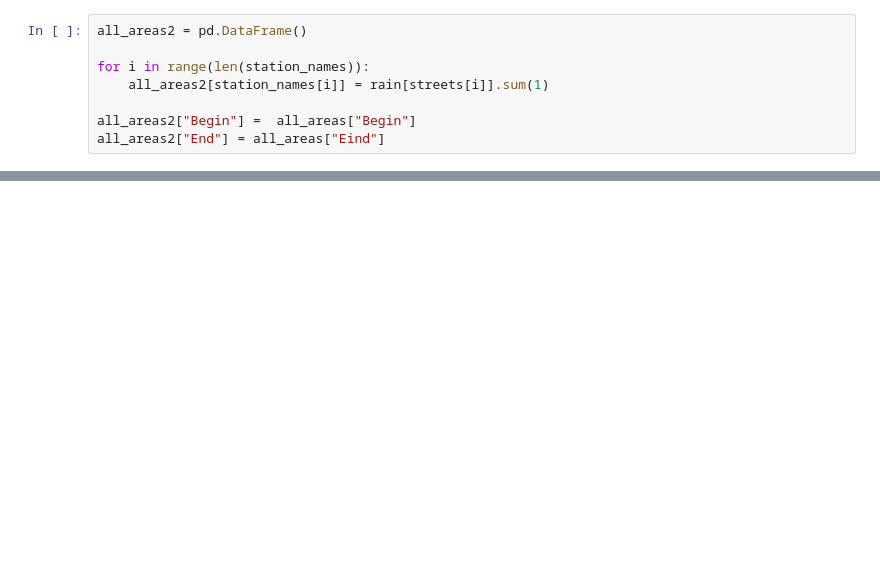
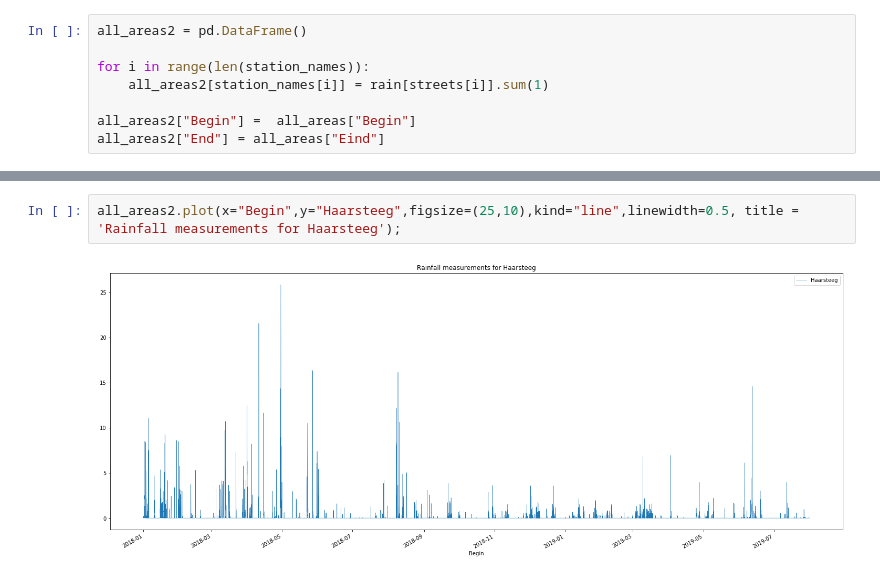
Before and after one commit to rogertian0707/jbg060, a Jupyter notebook: code/rainfall_to_station.ipynb, the cells around one changed output, grey strips where cells are left out. Cells and saved outputs as stored; diff of their text form; blank space fills up the shorter version.

```diff
--- a/code/rainfall_to_station.ipynb
+++ b/code/rainfall_to_station.ipynb
@@ -118,0 +126,4 @@ all_areas2
+# %%
+all_areas2.plot(x="Begin",y="Haarsteeg",figsize=(25,10),kind="line",linewidth=0.5, title = 'Rainfall measurements for Haarsteeg');
+# %% [output]
+[figure, added]
```
Also changed, not shown: parts of 8 cells of this notebook, 3 other files.
